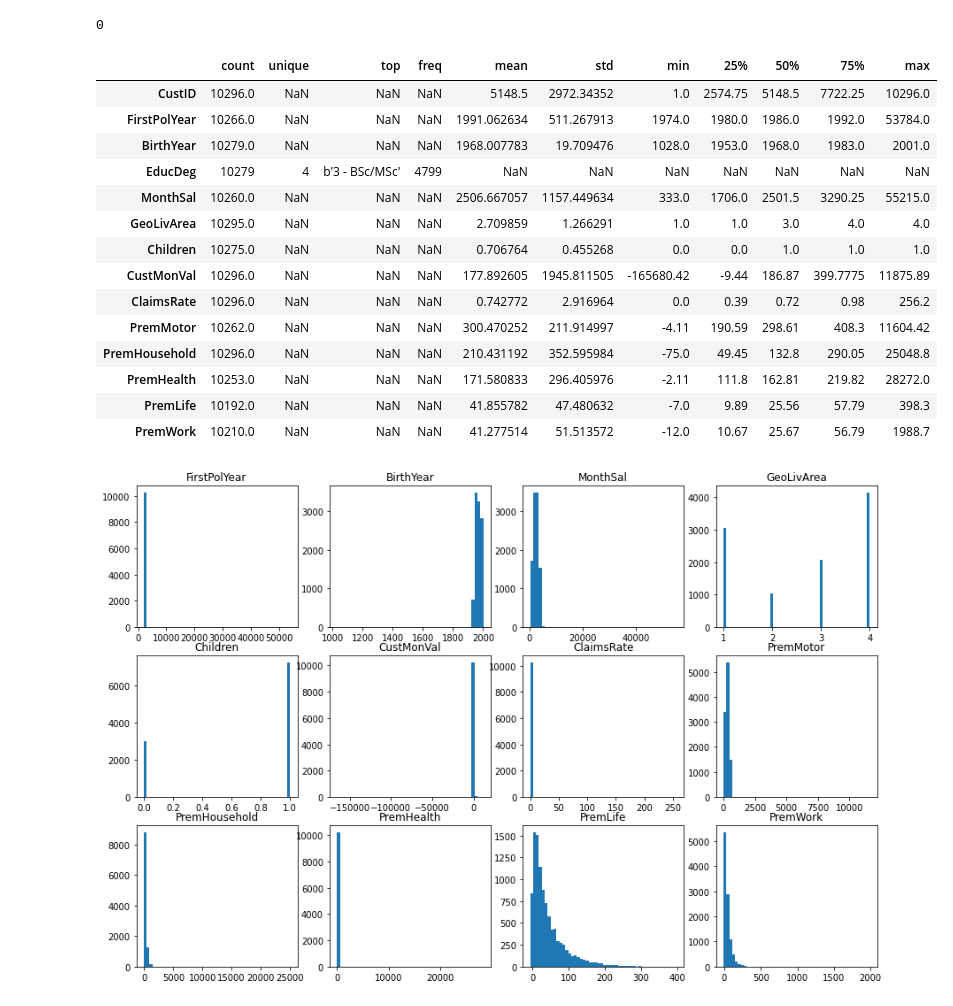
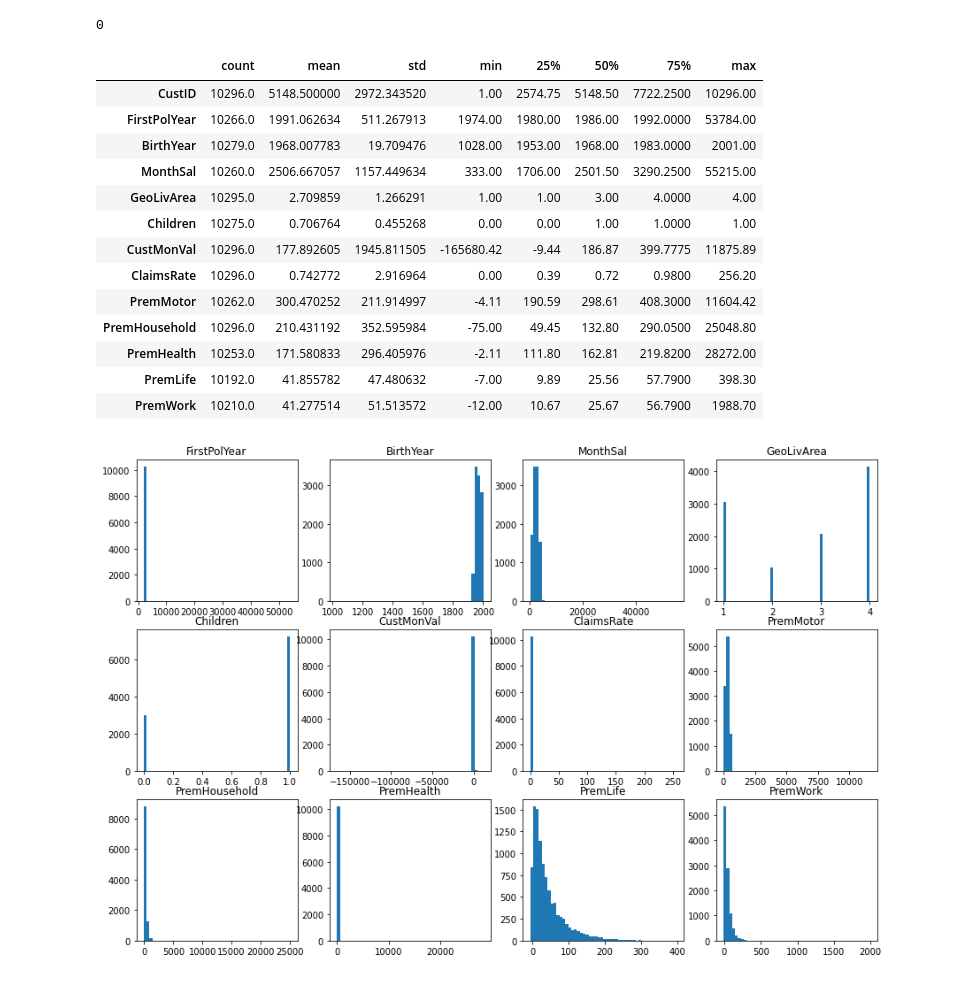
Before and after one commit to lstk44/A2ZInsuranceNOVA, a Jupyter notebook: A2ZInsuranceNotebook.ipynb, the cells around one changed output. Saved outputs shown, nothing was run; the diff lists cells and outputs as text; code cells hidden in the pictures.

```diff
--- a/A2ZInsuranceNotebook.ipynb
+++ b/A2ZInsuranceNotebook.ipynb
@@ -160,21 +160,20 @@ df.duplicated().sum()
 # %% [output]
 0
 # %%
-df.describe(include="all").T
+df.describe().T
 # %% [output]
-|  | count | unique | top | freq | mean | std | min | 25% | 50% | 75% | max |
-| CustID | 10296.0 | NaN | NaN | NaN | 5148.5 | 2972.34352 | 1.0 | 2574.75 | 5148.5 | 7722.25 | 10296.0 |
-| FirstPolYear | 10266.0 | NaN | NaN | NaN | 1991.062634 | 511.267913 | 1974.0 | 1980.0 | 1986.0 | 1992.0 | 53784.0 |
-| BirthYear | 10279.0 | NaN | NaN | NaN | 1968.007783 | 19.709476 | 1028.0 | 1953.0 | 1968.0 | 1983.0 | 2001.0 |
-| EducDeg | 10279 | 4 | b'3 - BSc/MSc' | 4799 | NaN | NaN | NaN | NaN | NaN | NaN | NaN |
-| MonthSal | 10260.0 | NaN | NaN | NaN | 2506.667057 | 1157.449634 | 333.0 | 1706.0 | 2501.5 | 3290.25 | 55215.0 |
-| GeoLivArea | 10295.0 | NaN | NaN | NaN | 2.709859 | 1.266291 | 1.0 | 1.0 | 3.0 | 4.0 | 4.0 |
-| Children | 10275.0 | NaN | NaN | NaN | 0.706764 | 0.455268 | 0.0 | 0.0 | 1.0 | 1.0 | 1.0 |
-| CustMonVal | 10296.0 | NaN | NaN | NaN | 177.892605 | 1945.811505 | -165680.42 | -9.44 | 186.87 | 399.7775 | 11875.89 |
-| ClaimsRate | 10296.0 | NaN | NaN | NaN | 0.742772 | 2.916964 | 0.0 | 0.39 | 0.72 | 0.98 | 256.2 |
-| PremMotor | 10262.0 | NaN | NaN | NaN | 300.470252 | 211.914997 | -4.11 | 190.59 | 298.61 | 408.3 | 11604.42 |
-| PremHousehold | 10296.0 | NaN | NaN | NaN | 210.431192 | 352.595984 | -75.0 | 49.45 | 132.8 | 290.05 | 25048.8 |
-| PremHealth | 10253.0 | NaN | NaN | NaN | 171.580833 | 296.405976 | -2.11 | 111.8 | 162.81 | 219.82 | 28272.0 |
-| PremLife | 10192.0 | NaN | NaN | NaN | 41.855782 | 47.480632 | -7.0 | 9.89 | 25.56 | 57.79 | 398.3 |
-| PremWork | 10210.0 | NaN | NaN | NaN | 41.277514 | 51.513572 | -12.0 | 10.67 | 25.67 | 56.79 | 1988.7 |
+|  | count | mean | std | min | 25% | 50% | 75% | max |
+| CustID | 10296.0 | 5148.500000 | 2972.343520 | 1.00 | 2574.75 | 5148.50 | 7722.2500 | 10296.00 |
+| FirstPolYear | 10266.0 | 1991.062634 | 511.267913 | 1974.00 | 1980.00 | 1986.00 | 1992.0000 | 53784.00 |
+| BirthYear | 10279.0 | 1968.007783 | 19.709476 | 1028.00 | 1953.00 | 1968.00 | 1983.0000 | 2001.00 |
+| MonthSal | 10260.0 | 2506.667057 | 1157.449634 | 333.00 | 1706.00 | 2501.50 | 3290.2500 | 55215.00 |
+| GeoLivArea | 10295.0 | 2.709859 | 1.266291 | 1.00 | 1.00 | 3.00 | 4.0000 | 4.00 |
+| Children | 10275.0 | 0.706764 | 0.455268 | 0.00 | 0.00 | 1.00 | 1.0000 | 1.00 |
+| CustMonVal | 10296.0 | 177.892605 | 1945.811505 | -165680.42 | -9.44 | 186.87 | 399.7775 | 11875.89 |
+| ClaimsRate | 10296.0 | 0.742772 | 2.916964 | 0.00 | 0.39 | 0.72 | 0.9800 | 256.20 |
+| PremMotor | 10262.0 | 300.470252 | 211.914997 | -4.11 | 190.59 | 298.61 | 408.3000 | 11604.42 |
+| PremHousehold | 10296.0 | 210.431192 | 352.595984 | -75.00 | 49.45 | 132.80 | 290.0500 | 25048.80 |
+| PremHealth | 10253.0 | 171.580833 | 296.405976 | -2.11 | 111.80 | 162.81 | 219.8200 | 28272.00 |
+| PremLife | 10192.0 | 41.855782 | 47.480632 | -7.00 | 9.89 | 25.56 | 57.7900 | 398.30 |
+| PremWork | 10210.0 | 41.277514 | 51.513572 | -12.00 | 10.67 | 25.67 | 56.7900 | 1988.70 |
 # %%
```
Also changed, not shown: parts of 1 cell of this notebook.
